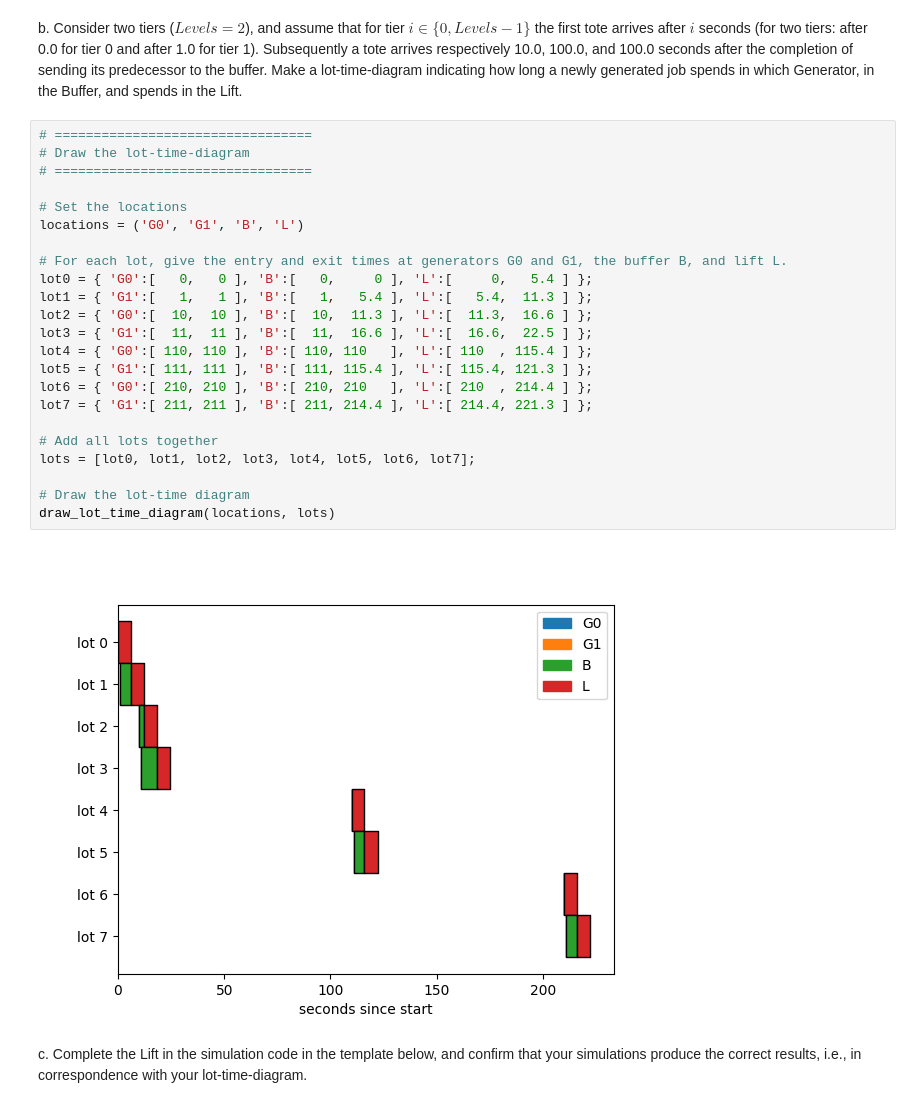
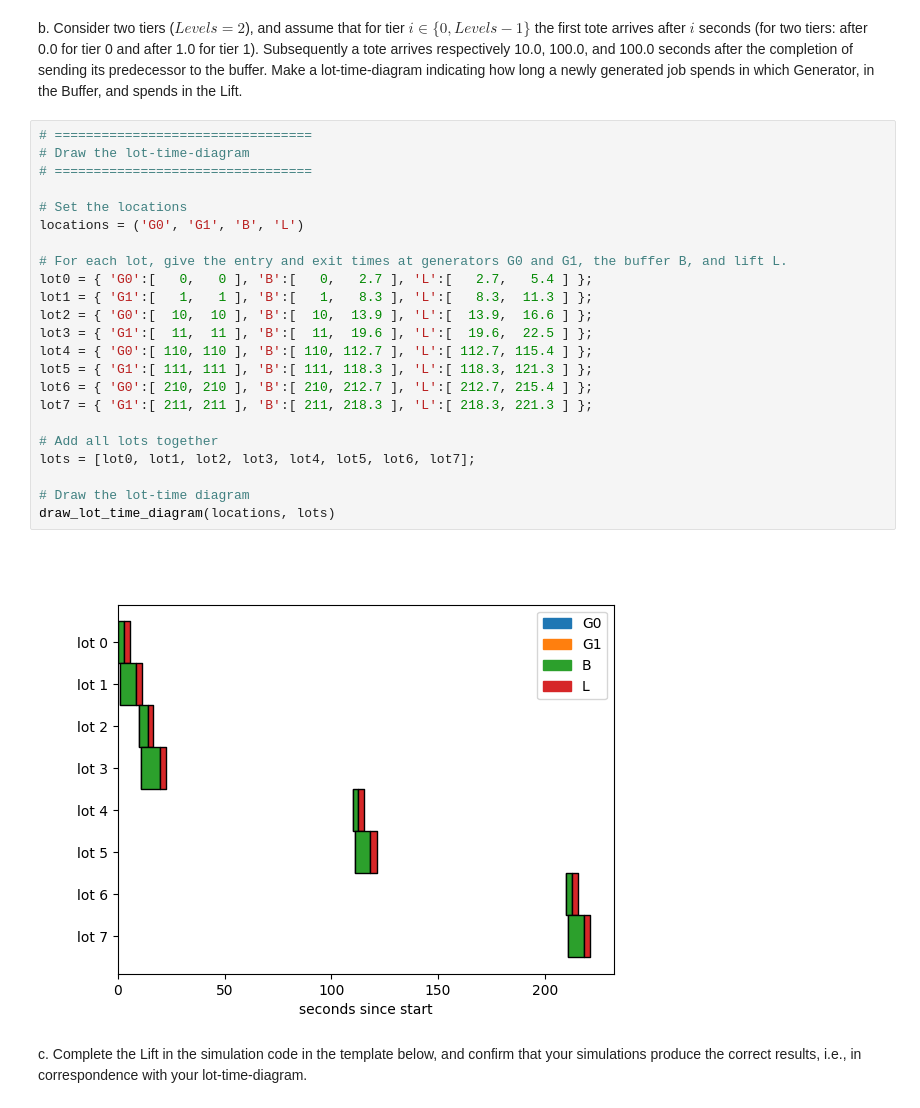
Before and after one commit to tychobrouwer/4DC10-AVS-RS-system, a Jupyter notebook: Assignment.ipynb, the cells around one changed output. Drawn from its saved outputs; the diff is of its cells as text.

```diff
--- a/Assignment.ipynb
+++ b/Assignment.ipynb
@@ -1092,28 +1092,28 @@ b. Consider two tiers ($Levels = 2$), and assume that for tier $i \in \{0, Level
 # %%
 # =================================
 # Draw the lot-time-diagram
 # =================================
 
 # Set the locations
 locations = ('G0', 'G1', 'B', 'L')
 
 # For each lot, give the entry and exit times at generators G0 and G1, the buffer B, and lift L.
-lot0 = { 'G0':[   0,   0 ], 'B':[   0,     0 ], 'L':[     0,   5.4 ] };
-lot1 = { 'G1':[   1,   1 ], 'B':[   1,   5.4 ], 'L':[   5.4,  11.3 ] };
-lot2 = { 'G0':[  10,  10 ], 'B':[  10,  11.3 ], 'L':[  11.3,  16.6 ] };
-lot3 = { 'G1':[  11,  11 ], 'B':[  11,  16.6 ], 'L':[  16.6,  22.5 ] };
-lot4 = { 'G0':[ 110, 110 ], 'B':[ 110, 110   ], 'L':[ 110  , 115.4 ] };
-lot5 = { 'G1':[ 111, 111 ], 'B':[ 111, 115.4 ], 'L':[ 115.4, 121.3 ] };
-lot6 = { 'G0':[ 210, 210 ], 'B':[ 210, 210   ], 'L':[ 210  , 214.4 ] };
-lot7 = { 'G1':[ 211, 211 ], 'B':[ 211, 214.4 ], 'L':[ 214.4, 221.3 ] };
+lot0 = { 'G0':[   0,   0 ], 'B':[   0,   2.7 ], 'L':[   2.7,   5.4 ] };
+lot1 = { 'G1':[   1,   1 ], 'B':[   1,   8.3 ], 'L':[   8.3,  11.3 ] };
+lot2 = { 'G0':[  10,  10 ], 'B':[  10,  13.9 ], 'L':[  13.9,  16.6 ] };
+lot3 = { 'G1':[  11,  11 ], 'B':[  11,  19.6 ], 'L':[  19.6,  22.5 ] };
+lot4 = { 'G0':[ 110, 110 ], 'B':[ 110, 112.7 ], 'L':[ 112.7, 115.4 ] };
+lot5 = { 'G1':[ 111, 111 ], 'B':[ 111, 118.3 ], 'L':[ 118.3, 121.3 ] };
+lot6 = { 'G0':[ 210, 210 ], 'B':[ 210, 212.7 ], 'L':[ 212.7, 215.4 ] };
+lot7 = { 'G1':[ 211, 211 ], 'B':[ 211, 218.3 ], 'L':[ 218.3, 221.3 ] };
 
 # Add all lots together
 lots = [lot0, lot1, lot2, lot3, lot4, lot5, lot6, lot7];
 
 # Draw the lot-time diagram
 draw_lot_time_diagram(locations, lots)
 # %% [output]
-[figure, old version]
+[figure, new version]
 # %% [markdown]
 c. Complete the Lift in the simulation code in the template below, and confirm that your simulations produce the correct results, i.e., in correspondence with your lot-time-diagram.
 # %%
```
Also changed, not shown: parts of 9 cells of this notebook.
